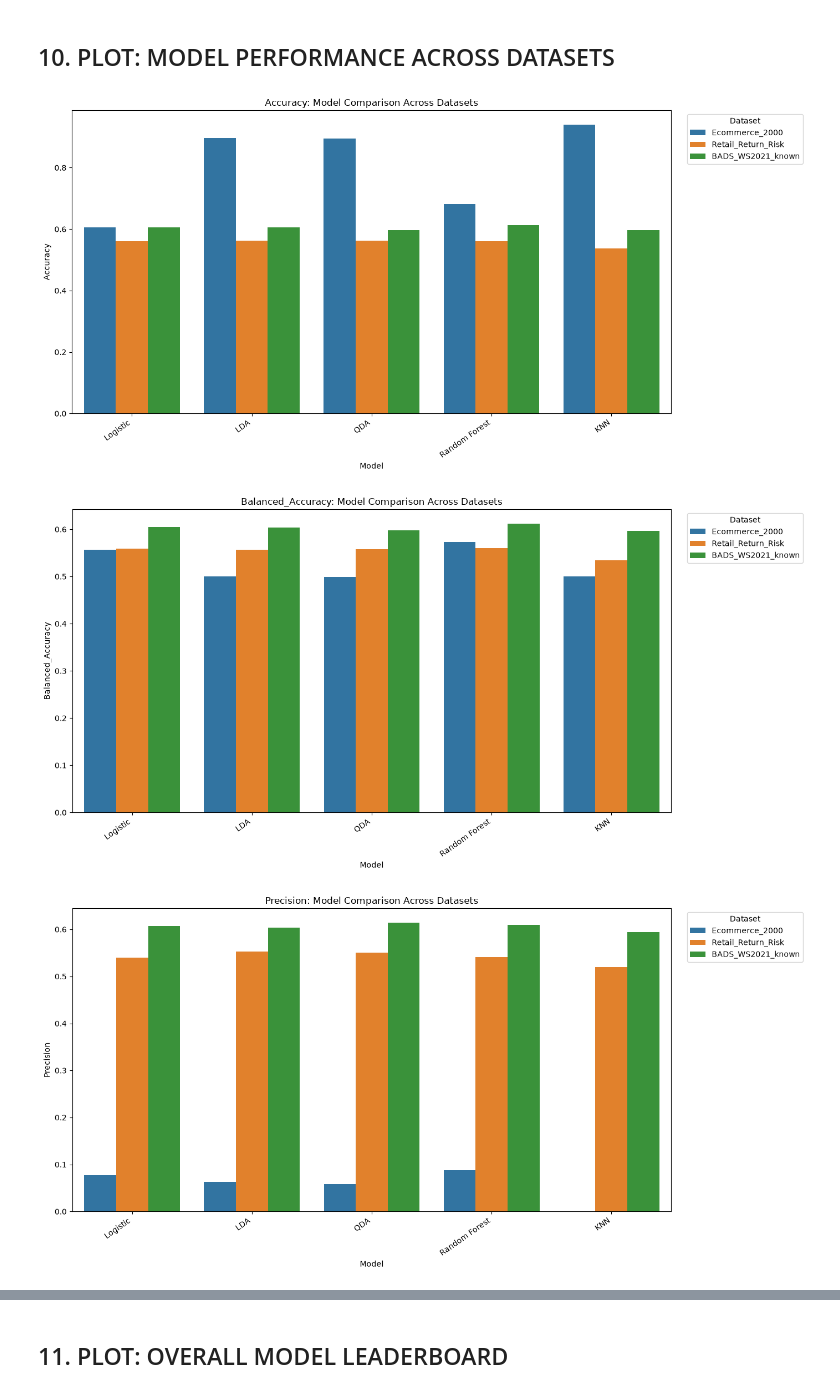
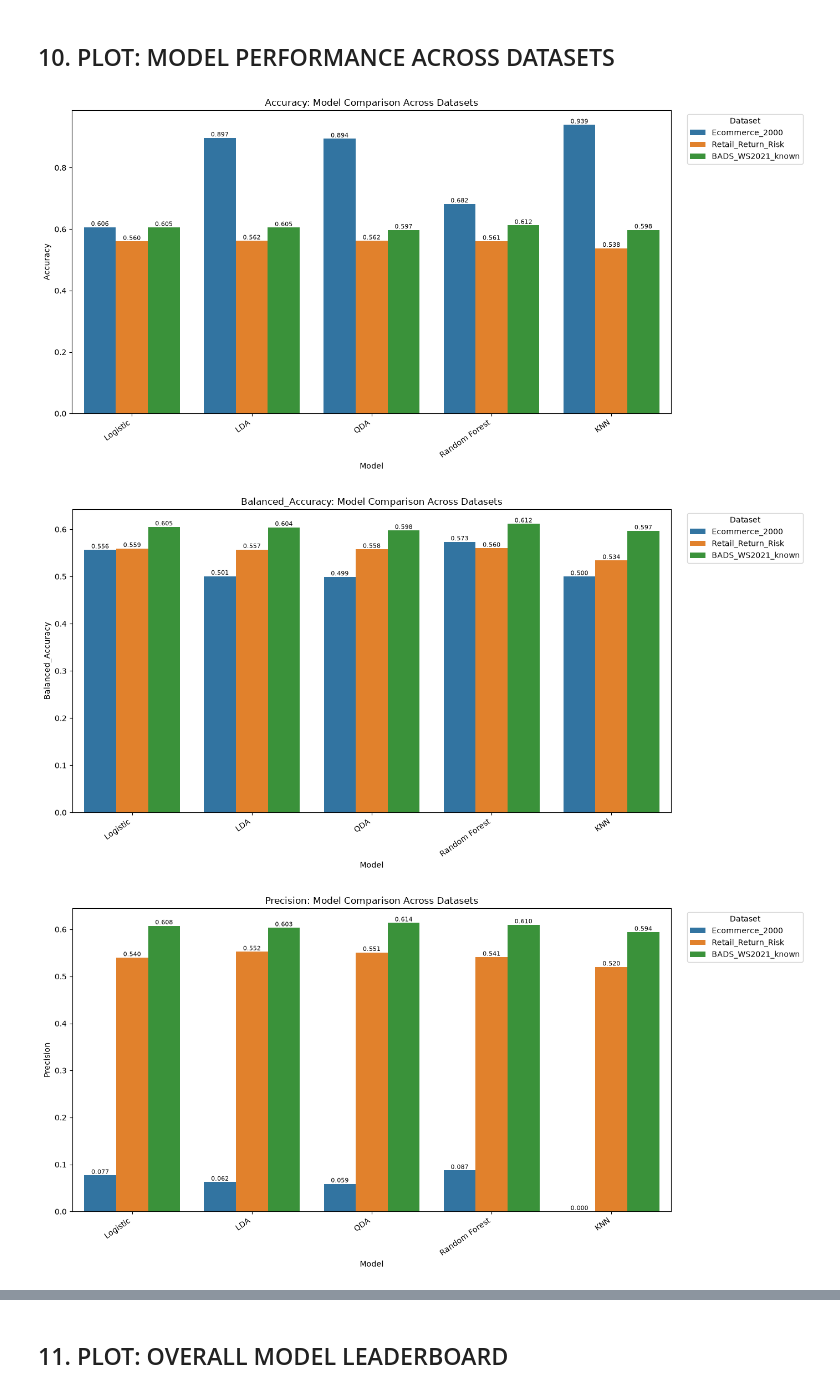
Before and after one commit to HimDek/Ecommerce-Retail-Return-Risk-ML-Models, a Jupyter notebook: main.ipynb, the cells around one changed output, grey strips where cells are left out. Saved outputs shown, nothing was run; the diff lists cells and outputs as text; code cells hidden in the pictures.

```diff
--- a/main.ipynb
+++ b/main.ipynb
@@ -1083,11 +1083,14 @@ Detected models: ['Logistic', 'LDA', 'QDA', 'Random_Forest', 'KNN']
 # %%
 plt.figure(figsize=(12, 6))
 
-sns.barplot(
+ax = sns.barplot(
     data=dataset_info_df,
     x="Dataset",
     y="Return_Rate"
 )
+
+ax.bar_label(ax.containers[0], fmt="%.2f",
+             label_type="edge", fontsize=10, color="black")
 
 plt.ylabel("Return Rate")
 plt.title("Return Rate Across Datasets")
@@ -1119,35 +1122,38 @@ for metric in plot_metrics:
 
     plt.figure(figsize=(14, 7))
 
-    sns.barplot(
+    ax = sns.barplot(
         data=all_results_df,
         x="Model",
         y=metric,
         hue="Dataset"
     )
+
+    for container in ax.containers:
+        ax.bar_label(container, fmt="%.3f", fontsize=8, color="black")
 
     plt.title(
         f"{metric}: Model Comparison Across Datasets"
     )
 
     plt.xticks(rotation=35, ha="right")
     plt.legend(
         title="Dataset",
         bbox_to_anchor=(1.02, 1),
         loc="upper left"
     )
 
     plt.tight_layout()
     plt.savefig(
         os.path.join(
             PLOT_DIR,
             f"{metric}_across_datasets.png"
         ),
         dpi=200
     )
     plt.show()
     plt.close()
 # %% [output]
-[figure, old version]
+[figure, new version]
-[figure, old version]
+[figure, new version]
-[figure, old version]
+[figure, new version]
```
Also changed, not shown: parts of 4 cells of this notebook, 10 other files.
